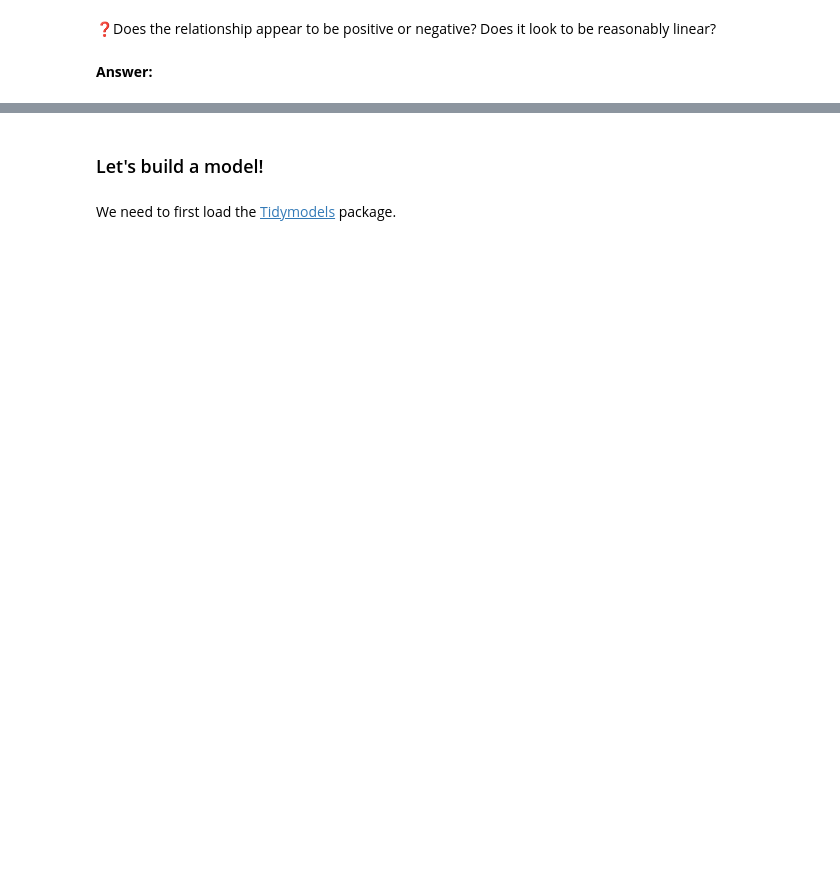
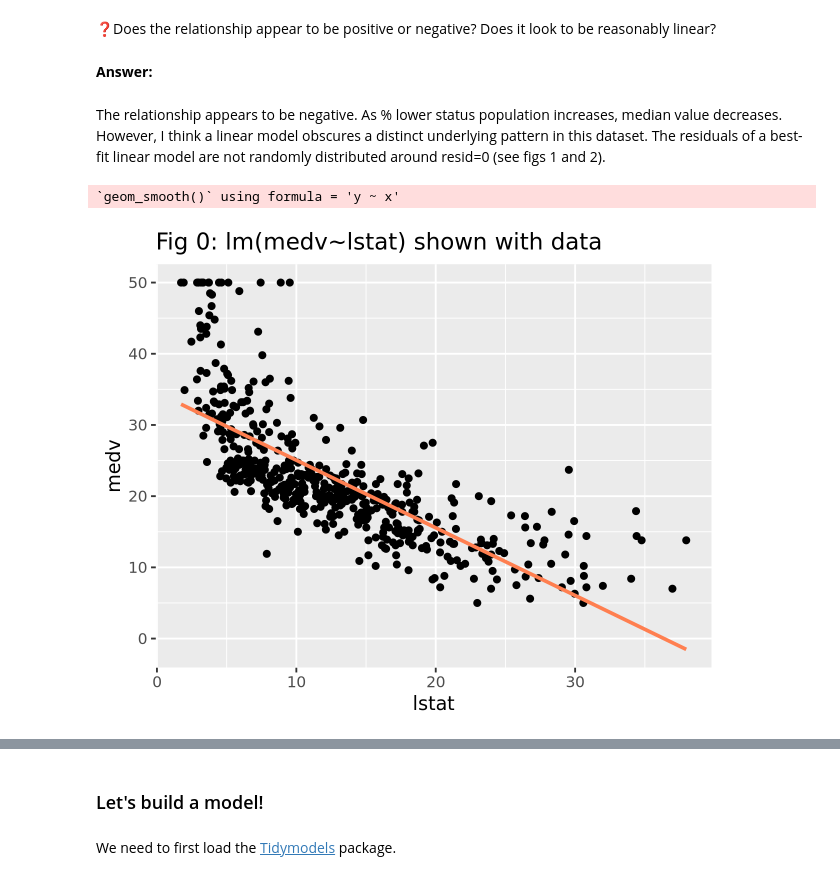
Before and after one commit to UNC-DATA-730/unit-3-assignment-williamsmaddie, a Jupyter notebook: assignment3.ipynb, the cells around one changed output, grey strips where cells are left out. Saved outputs shown, nothing was run; the diff lists cells and outputs as text; code cells hidden in the pictures; blank space fills up the shorter version.

Commit message:
first draft
Starting lm(medv~rm)

```diff
--- a/assignment3.ipynb
+++ b/assignment3.ipynb
@@ -28,3 +59,12 @@ p
 ❓Does the relationship appear to be positive or negative? Does it look to be reasonably linear?
 # %% [markdown]
 **Answer:**
+# %% [markdown]
+The relationship appears to be negative. As % lower status population increases, median value decreases. However, I think a linear model obscures a distinct underlying pattern in this dataset. The residuals of a best-fit linear model are not randomly distributed around resid=0 (see figs 1 and 2).
+# %%
+ggplot(Boston, aes(x = lstat, y = medv)) + geom_point() +
+    geom_smooth(method="lm",se=FALSE,color="coral")+
+ ggtitle(str_wrap("Fig 0: lm(medv~lstat) shown with data", width = 40))
+# %% [output]
+`geom_smooth()` using formula = 'y ~ x'
+[figure, added]
```
Also changed, not shown: parts of 15 cells of this notebook.
